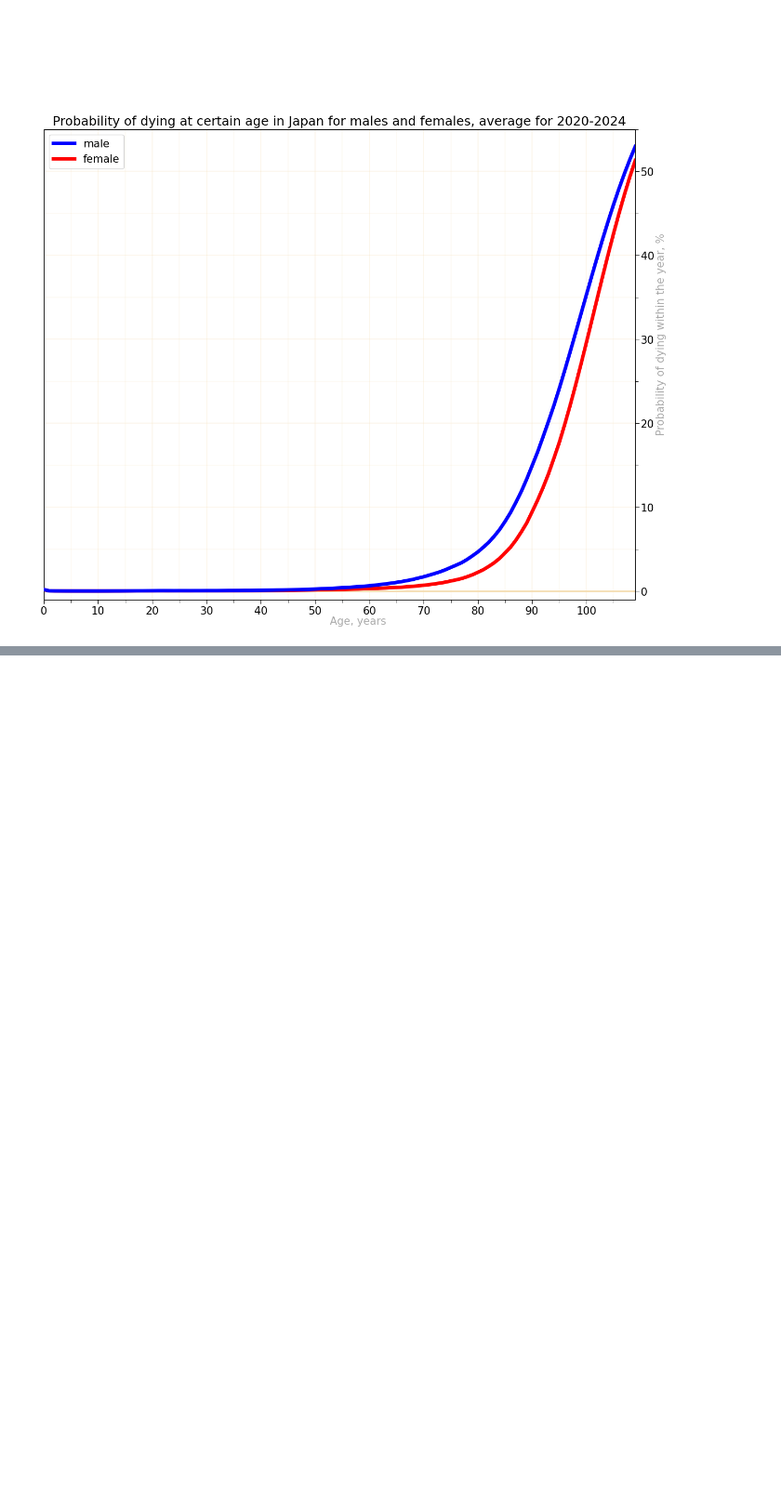
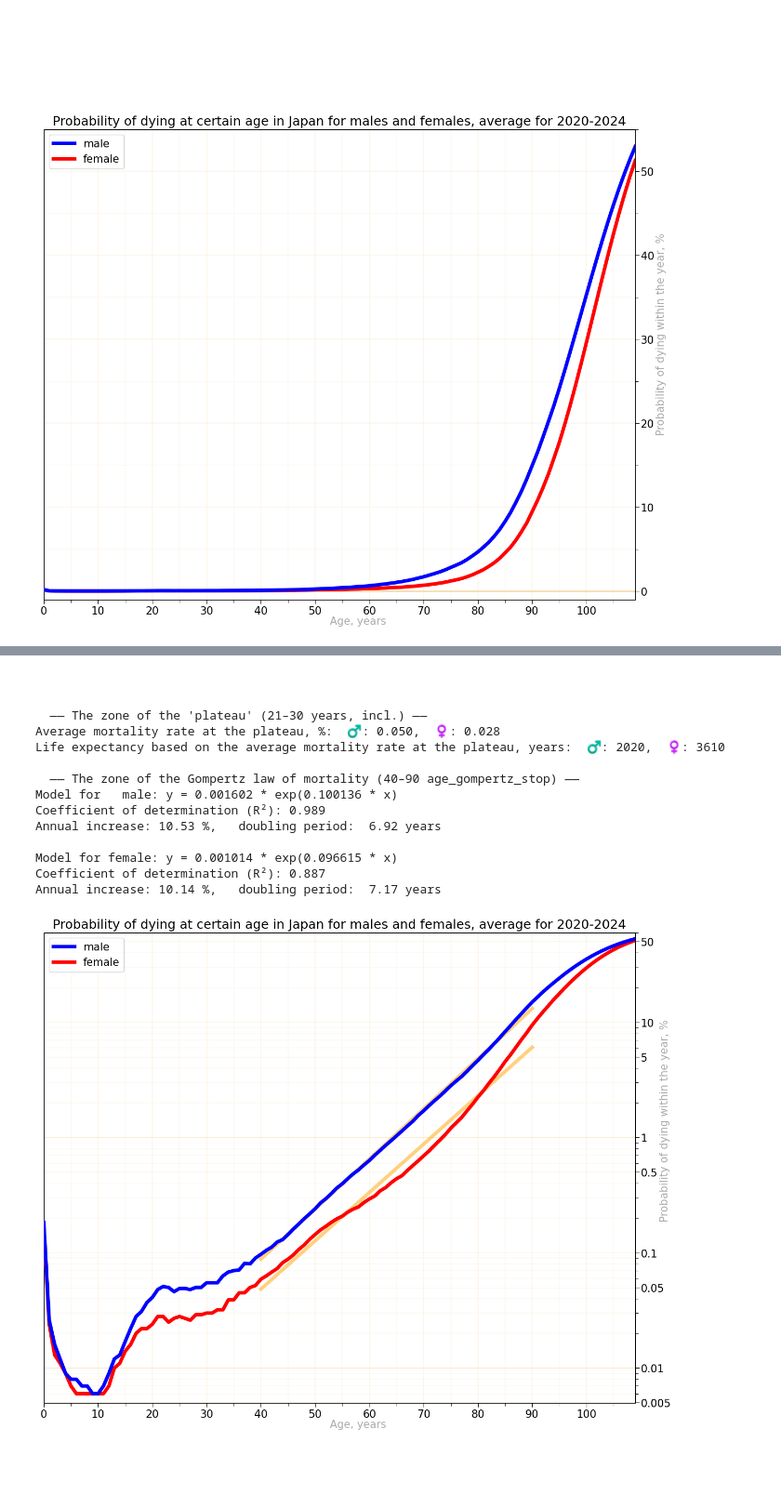
Before and after one commit to Lady3mlnm/Mini-programs-for-calculation-of-life-expectancy-in-countries, a Jupyter notebook: regions_Japan_(Life_tables - 5 years)/Japan_probability_of_dying_5years.ipynb, the cells around one changed output, grey strips where cells are left out. Shown at 93% size. Saved outputs shown, nothing was run; the diff lists cells and outputs as text; code cells hidden in the pictures; blank space fills up the shorter version.

Commit message:
To scripts for the probability of dying in Japan added approximation functional

```diff
--- a/regions_Japan_(Life_tables - 5 years)/Japan_probability_of_dying_5years.ipynb
+++ b/regions_Japan_(Life_tables - 5 years)/Japan_probability_of_dying_5years.ipynb
@@ -282,15 +284,17 @@ def calculate_increase_rate_and_doubling_period(age1: int, age2: int, v1: float,
     T = math.log(2, q)  # doubling period:    log base 'q' of 2
     return (q - 1) * 100, T
 # %%
-age1 = 40
-age2 = 90
-print(" increase_rate(%)   doubling    | increase_rate(%)   doubling")
-print("              male              |             female")
+age_gompertz_start = 40
+age_gompertz_stop  = 90
+print(" increase_rate(%)  doubling   | increase_rate(%)  doubling")
+print("             male             |            female")
 for region, pref in zip(['Japan', name_pref1, name_pref2, name_pref3], ['', '_pref1', '_pref2', '_pref3']):
     male_rate_perc, male_period_double = \
-        calculate_increase_rate_and_doubling_period(age1, age2, df.loc[age1, 'male'+pref], df.loc[age2, 'male'+pref])
+        calculate_increase_rate_and_doubling_period(
+            age_gompertz_start, age_gompertz_stop, df.loc[age_gompertz_start, 'male'+pref], df.loc[age_gompertz_stop, 'male'+pref])
     female_rate_perc, female_period_double = \
-        calculate_increase_rate_and_doubling_period(age1, age2, df.loc[age1, 'female'+pref], df.loc[age2, 'female'+pref])
-    print(f"{region:5}: {male_rate_perc:6.3f} %  {male_period_double:6.3f} years   |" +
-          f"      {female_rate_perc:6.3f} %  {female_period_double:6.3f} years")
+        calculate_increase_rate_and_doubling_period(
+            age_gompertz_start, age_gompertz_stop, df.loc[age_gompertz_start, 'female'+pref], df.loc[age_gompertz_stop, 'female'+pref])
+    print(f"{region:5}: {male_rate_perc:5.2f} %  {male_period_double:5.2f} years   |" +
+          f"      {female_rate_perc:5.2f} %  {female_period_double:5.2f} years")
 # %% [output]
@@ -409,16 +413,17 @@ def create_chart(
     plt.legend(loc='upper left', fontsize=15, ncol=ncol)
 
     if destination == 'file':
-        plt.savefig(f"output_charts/{file_name}{' -ru' if lang=='ru' else ' -nolang' if lang=='nolang' else ''}.png", bbox_inches='tight', facecolor='white', pad_inches=0.05)
+        plt.savefig(f"output_charts/{file_name}{' -ru' if lang=='ru' else ' -nolang' if lang=='nolang' else ''}.png",
+                    bbox_inches='tight', facecolor='white', pad_inches=0.05)
         print("Data has written to file")
     else:
         plt.show()
 
 
 dd_display = {
-    'male'  : DisplayedGroup(en_name="male",    ru_name="мужчины", nolang_name="♂", color='blue',      style='-', width=5, alpha=1),
+    'male'  : DisplayedGroup(en_name="male",   ru_name="мужчины", nolang_name="♂", color='blue', style='-', width=5, alpha=1),
     # 'total' : DisplayedGroup(en_name="overall", ru_name="в целом", nolang_name="∑", color='lightgrey', style='-', width=5, alpha=1),
-    'female': DisplayedGroup(en_name="female",  ru_name="женщины", nolang_name="♀", color='red',       style='-', width=5, alpha=1)
+    'female': DisplayedGroup(en_name="female", ru_name="женщины", nolang_name="♀", color='red',  style='-', width=5, alpha=1)
 }
 
 for lang in LANGS:
@@ -545,4 +575,29 @@ Average life expectancy, if the mortality rate was the same as at the plateau, y
 [figure]
+# %% [markdown]
+<br>
+# %%
+for lang in LANGS:
+    create_chart_log(df.T.loc[['male', 'female']],
+                 dd_display=dd_display, lang=lang,
+                 plateau_years=plateau_years, show_plateau=False,
+                 age_gompertz_start=age_gompertz_start, age_gompertz_stop=age_gompertz_stop, show_gompertz=True,
+                 title_en=f"Probability of dying at certain age in Japan for males and females, average for {PERIOD}",
+                 title_ru=f"Вероятность смерти в определённом возрасте в Японии для мужчин и женщин, {PERIOD}",
+                 file_name=f"Probability of Dying at Certain Age in Japan 5 years average, for {PERIOD.replace('/', '-')} -gompertz")
+# %% [output]
+  —— The zone of the 'plateau' (21–30 years, incl.) ——
+Average mortality rate at the plateau, %:  ♂: 0.050,  ♀: 0.028
+Life expectancy based on the average mortality rate at the plateau, years:  ♂: 2020,  ♀: 3610
+
+  —— The zone of the Gompertz law of mortality (40–90 age_gompertz_stop) ——
+Model for   male: y = 0.001602 * exp(0.100136 * x)
+Coefficient of determination (R²): 0.989
+Annual increase: 10.53 %,   doubling period:  6.92 years
+
+Model for female: y = 0.001014 * exp(0.096615 * x)
+Coefficient of determination (R²): 0.887
+Annual increase: 10.14 %,   doubling period:  7.17 years
+[figure, added]
 # %% [markdown]
 <br>
 <br>
```
Also changed, not shown: parts of 5 cells of this notebook, 8 other files.
